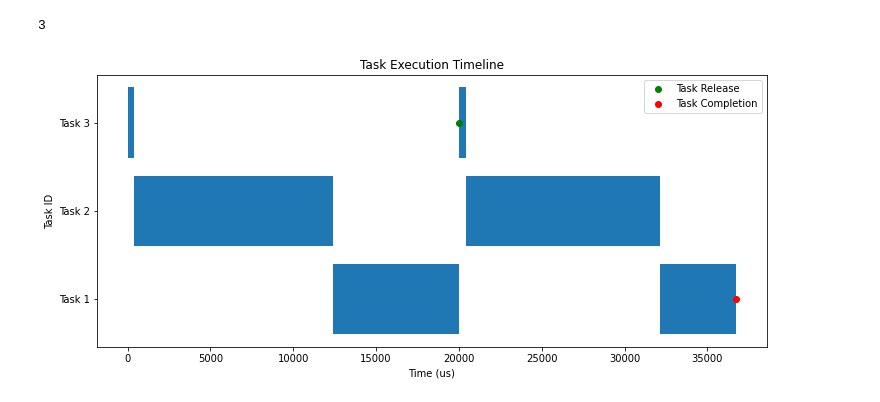
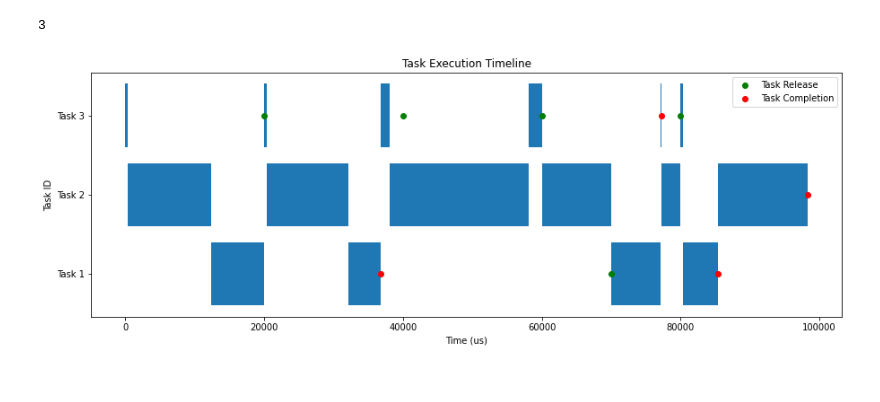
Before and after one commit to YoonKyonghwan/CFS_WCRT_Analysis, a Jupyter notebook: script/analysis/visualize_simulator.ipynb, the cells around one changed output. Cells and saved outputs as stored; diff of their text form; code cells hidden in the pictures.

```diff
--- a/script/analysis/visualize_simulator.ipynb
+++ b/script/analysis/visualize_simulator.ipynb
@@ -4,17 +4,14 @@ from functions import read_log_from_file
 log_path = "../../logs/simulation_20231102_173851.txt"
 log_data = read_log_from_file(log_path)
 # %%
-from functions import parse_log, plot_gantt, get_subLog
+# Use the function on the given log_data and parameters
+task_id_input = 2
+response_time_input = 98332
+sublog = get_subLog(task_id_input, response_time_input, log_data)
 
-# Use the function on the given log_data and parameters
-task_id_input = 1
-response_time_input = 36753
-sublog = get_subLog(task_id_input, response_time_input, log_data)
-# print(sublog)
+# Parse and plot the log data
+task_data, releases, completions = parse_log(sublog)
+plot_gantt(task_data, releases, completions)
+# %% [output]
+3
+[figure, added]
-# %%
-# Parse and plot the log data
-task_data, releases, completions = parse_log(sublog)
-plot_gantt(task_data, releases, completions)
-# %% [output]
-3
-[figure, removed]
```
Also changed, not shown: parts of 2 cells of this notebook, 11 other files.
